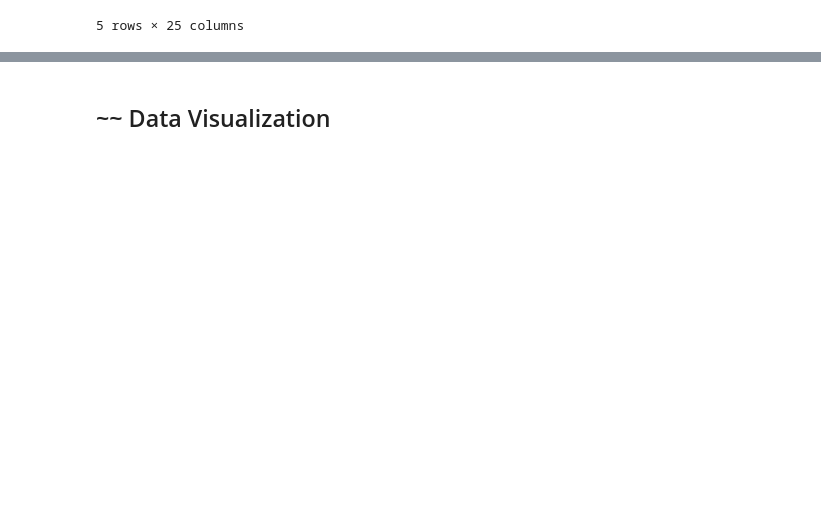
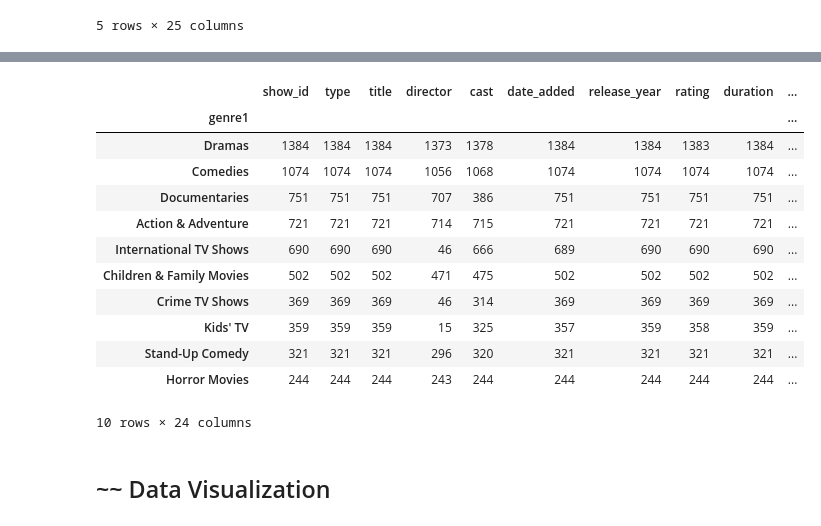
Before and after one commit to gulcan7414/uwa-dataanalytics-project1, a Jupyter notebook: project.ipynb, the cells around one changed output, grey strips where cells are left out. Drawn from its saved outputs; the diff is of its cells as text; code cells hidden in the pictures; blank space fills up the shorter version.

```diff
--- a/project.ipynb
+++ b/project.ipynb
@@ -200,2 +199,18 @@ df_Netflix_merged_country_genre[['type', 'country1','country2','country3']].loc[
+# %%
+df_Netflix_merged_country_genre.groupby(["genre1"]).count().sort_values(ascending=False, by='show_id').head(10)
+# %% [output]
+|  | show_id | type | title | director | cast | date_added | release_year | rating | duration | ... |
+| genre1 |  |  |  |  |  |  |  |  |  | ... |
+| Dramas | 1384 | 1384 | 1384 | 1373 | 1378 | 1384 | 1384 | 1383 | 1384 | ... |
+| Comedies | 1074 | 1074 | 1074 | 1056 | 1068 | 1074 | 1074 | 1074 | 1074 | ... |
+| Documentaries | 751 | 751 | 751 | 707 | 386 | 751 | 751 | 751 | 751 | ... |
+| Action & Adventure | 721 | 721 | 721 | 714 | 715 | 721 | 721 | 721 | 721 | ... |
+| International TV Shows | 690 | 690 | 690 | 46 | 666 | 689 | 690 | 690 | 690 | ... |
+| Children & Family Movies | 502 | 502 | 502 | 471 | 475 | 502 | 502 | 502 | 502 | ... |
+| Crime TV Shows | 369 | 369 | 369 | 46 | 314 | 369 | 369 | 369 | 369 | ... |
+| Kids' TV | 359 | 359 | 359 | 15 | 325 | 357 | 359 | 358 | 359 | ... |
+| Stand-Up Comedy | 321 | 321 | 321 | 296 | 320 | 321 | 321 | 321 | 321 | ... |
+| Horror Movies | 244 | 244 | 244 | 243 | 244 | 244 | 244 | 244 | 244 | ... |
+10 rows × 24 columns
 # %% [markdown]
 ## ~~ Data Visualization
```
Also changed, not shown: parts of 4 cells of this notebook.
